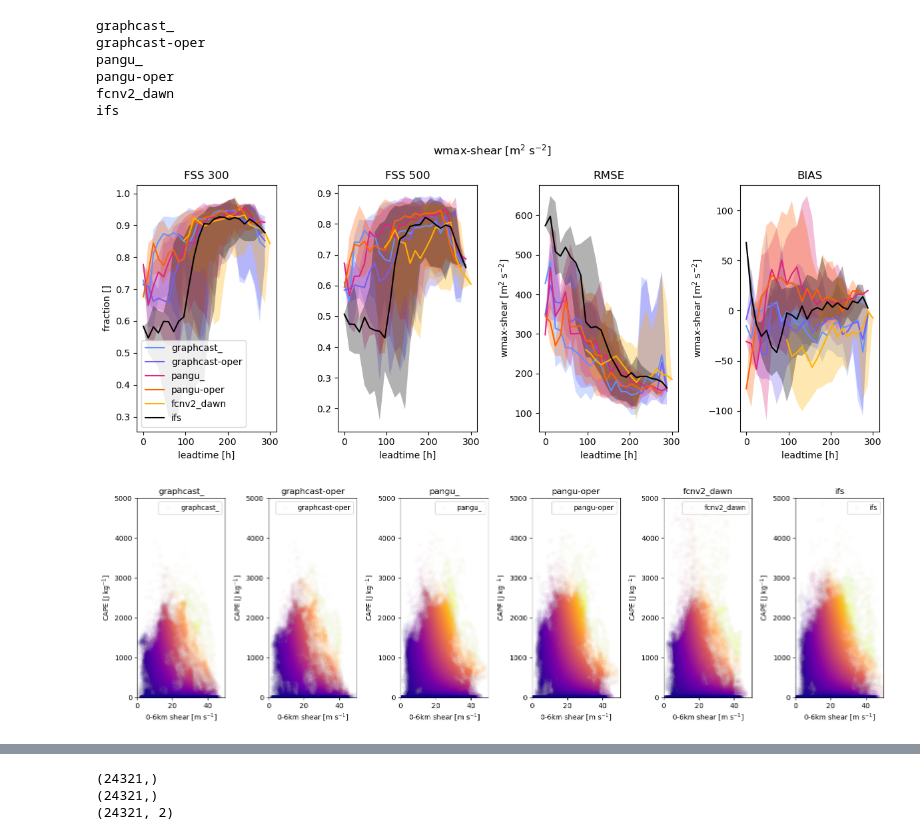
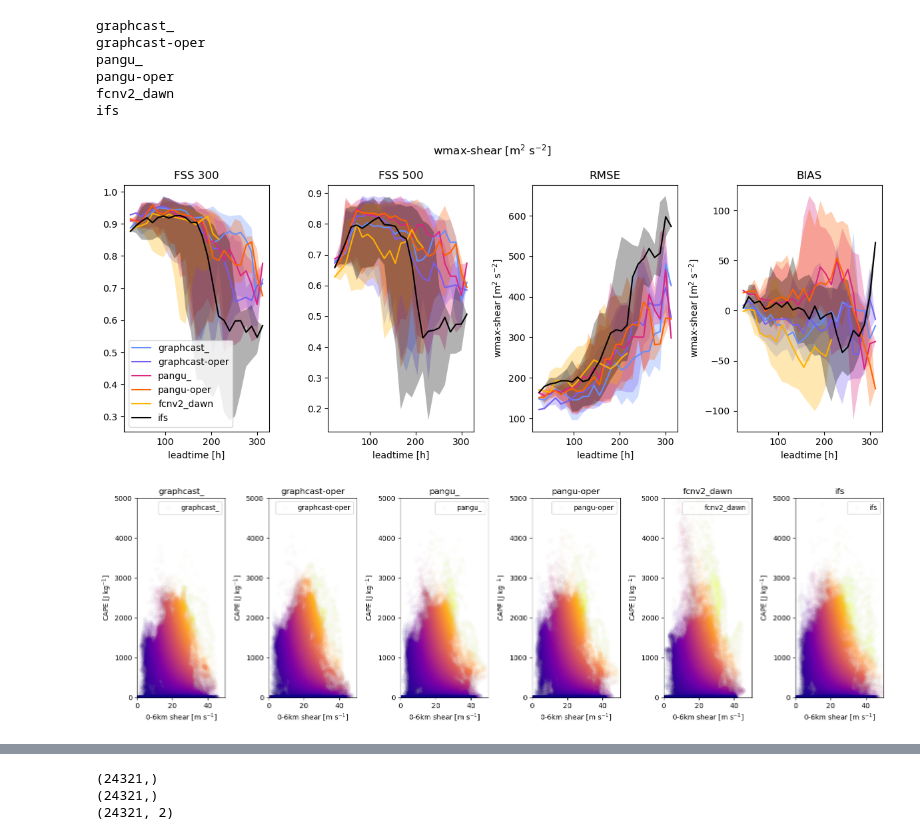
Before and after one commit to feldmann-m/AI-storm, a Jupyter notebook: devel/Eval_metrics.ipynb, the cells around one changed output, grey strips where cells are left out. Drawn from its saved outputs; the diff is of its cells as text; code cells hidden in the pictures.

```diff
--- a/devel/Eval_metrics.ipynb
+++ b/devel/Eval_metrics.ipynb
@@ -131,13 +142,13 @@ for mm in range(1):
         kw2=['prediction_timedelta','prediction_timedelta','prediction_timedelta','prediction_timedelta','time','prediction_timedelta'][nn]
         model=models[nn]
         print(model)
-        i=0
+        i=8
         if model=='fcnv2_dawn': i=8
         files=sorted(glob(datapath+'USA_tor_2020_'+model+'*2020*.nc'))
-        fss_eval_300=np.zeros([len(files)+8+i,len(files)]); fss_eval_300[:]=np.nan
-        fss_eval_1000=np.zeros([len(files)+8+i,len(files)]); fss_eval_1000[:]=np.nan
-        rmse=np.zeros([len(files)+8+i,len(files)]); rmse[:]=np.nan
-        bias=np.zeros([len(files)+8+i,len(files)]); bias[:]=np.nan
+        fss_eval_300=np.zeros([len(files)+i,len(files)]); fss_eval_300[:]=np.nan
+        fss_eval_1000=np.zeros([len(files)+i,len(files)]); fss_eval_1000[:]=np.nan
+        rmse=np.zeros([len(files)+i,len(files)]); rmse[:]=np.nan
+        bias=np.zeros([len(files)+i,len(files)]); bias[:]=np.nan
         for file in range(len(files)):
             #print(files[file])
             model_set=xr.open_dataset(files[file]).sortby(kw).fillna(0).squeeze()
@@ -146,12 +157,12 @@ for mm in range(1):
             model_set=model_set.assign(wms=lambda model_set: wms )
             for tstep in range(len(model_set[kw2])):
 
-                fss_eval_300[tstep+file+i,file] = fss(f1*model_set[var].values[tstep,:,:], f1*era_ref[var].values[tstep,:,:], l1, scale=4)
-                fss_eval_1000[tstep+file+i,file] = fss(f1*model_set.cape.values[tstep,:,:], f1*era_ref[var].values[tstep,:,:], l2, scale=4)
+                fss_eval_300[tstep+file,file] = fss(f1*model_set[var].values[tstep,:,:], f1*era_ref[var].values[tstep,:,:], l1, scale=4)
+                fss_eval_1000[tstep+file,file] = fss(f1*model_set.cape.values[tstep,:,:], f1*era_ref[var].values[tstep,:,:], l2, scale=4)
 
-                rmse[tstep+file+i,file] = np.nanmean((model_set[var].values[tstep,:,:] - era_ref[var].values[tstep,:,:])**2)**0.5
+                rmse[tstep+file,file] = np.nanmean((model_set[var].values[tstep,:,:] - era_ref[var].values[tstep,:,:])**2)**0.5
 
-                bias[tstep+file+i,file] = np.nanmean(model_set[var].values[tstep,:,:] - era_ref[var].values[tstep,:,:])
+                bias[tstep+file,file] = np.nanmean(model_set[var].values[tstep,:,:] - era_ref[var].values[tstep,:,:])
 
             # model_sb=model_set.to_pandas()
 
@@ -164,24 +175,24 @@ for mm in range(1):
         # axes[1].plot(range(8+len(files)),rmse,c=color)
         # axes[2].plot(range(8+len(files)),bias,c=color)
 
-        axes2[0].plot(np.arange(8+i+len(files))*12,np.nanmedian(fss_eval_300,axis=1),c=color,label=model)
-        axes2[0].fill_between(np.arange(8+i+len(files))*12,np.nanmax(fss_eval_300,axis=1),np.nanmin(fss_eval_300,axis=1),facecolor=color,alpha=0.3)
+        axes2[0].plot(np.arange(i+len(files),0,-1)*12,np.nanmedian(fss_eval_300,axis=1),c=color,label=model)
+        axes2[0].fill_between(np.arange(i+len(files),0,-1)*12,np.nanmax(fss_eval_300,axis=1),np.nanmin(fss_eval_300,axis=1),facecolor=color,alpha=0.3)
         axes2[0].set_title('FSS '+str(l1))
         axes2[0].set_xlabel('leadtime [h]')
-        axes2[0].set_ylabel('fraction []')
+        axes2[2].set_ylabel('fraction []')
         axes2[0].legend()
-        axes2[1].plot(np.arange(8+i+len(files))*12,np.nanmedian(fss_eval_1000,axis=1),c=color,label=model)
-        axes2[1].fill_between(np.arange(8+i+len(files))*12,np.nanmax(fss_eval_1000,axis=1),np.nanmin(fss_eval_1000,axis=1),facecolor=color,alpha=0.3)
+        axes2[1].plot(np.arange(i+len(files),0,-1)*12,np.nanmedian(fss_eval_1000,axis=1),c=color,label=model)
+        axes2[1].fill_between(np.arange(i+len(files),0,-1)*12,np.nanmax(fss_eval_1000,axis=1),np.nanmin(fss_eval_1000,axis=1),facecolor=color,alpha=0.3)
         axes2[1].set_title('FSS '+str(l2))
         axes2[1].set_xlabel('leadtime [h]')
         axes2[2].set_ylabel('fraction []')
-        axes2[2].plot(np.arange(8+i+len(files))*12,np.nanmedian(rmse,axis=1),c=color)
-        axes2[2].fill_between(np.arange(8+i+len(files))*12,np.nanmax(rmse,axis=1),np.nanmin(rmse,axis=1),facecolor=color,alpha=0.3)
+        axes2[2].plot(np.arange(i+len(files),0,-1)*12,np.nanmedian(rmse,axis=1),c=color)
+        axes2[2].fill_between(np.arange(i+len(files),0,-1)*12,np.nanmax(rmse,axis=1),np.nanmin(rmse,axis=1),facecolor=color,alpha=0.3)
         axes2[2].set_title('RMSE')
         axes2[2].set_xlabel('leadtime [h]')
         axes2[2].set_ylabel(tit)
-        axes2[3].plot(np.arange(8+i+len(files))*12,np.nanmedian(bias,axis=1),c=color)
-        axes2[3].fill_between(np.arange(8+i+len(files))*12,np.nanmax(bias,axis=1),np.nanmin(bias,axis=1),facecolor=color,alpha=0.3)
+        axes2[3].plot(np.arange(i+len(files),0,-1)*12,np.nanmedian(bias,axis=1),c=color)
+        axes2[3].fill_between(np.arange(i+len(files),0,-1)*12,np.nanmax(bias,axis=1),np.nanmin(bias,axis=1),facecolor=color,alpha=0.3)
         axes2[3].set_title('BIAS')
         axes2[3].set_xlabel('leadtime [h]')
         axes2[3].set_ylabel(tit)
@@ -193,32 +204,32 @@ for mm in range(1):
         axes3[nn].set_xlim([0,50])
         axes3[nn].set_ylim([0,5000])
         axes3[nn].set_xlabel('0-6km shear [m s$^{-1}$]')
         axes3[nn].set_ylabel('CAPE [J kg$^{-1}$]')
 
 
 
 
         # axes2[0].boxplot(np.transpose(fss_eval),positions=np.arange(8+len(files))+0.2*nn-0.5,widths=0.1)
         # axes2[1].boxplot(np.transpose(rmse),positions=np.arange(8+len(files))+0.2*nn-0.5,widths=0.1)
         # axes2[2].boxplot(np.transpose(bias),positions=np.arange(8+len(files))+0.2*nn-0.5,widths=0.1)
     # fig.show()
     fig2.tight_layout()
     fig2.show()
     fig2.savefig(figpath+var+'_scores.png')
 
     fig3.tight_layout()
     fig3.show()
     fig3.savefig(figpath+var+'_scatter.png')
 
     # print(fss_eval)
     # print(rmse)
     # print(bias)
 # %% [output]
 graphcast_
 graphcast-oper
 pangu_
 pangu-oper
 fcnv2_dawn
 ifs
-[figure, old version]
+[figure, new version]
-[figure, old version]
+[figure, new version]
```
Also changed, not shown: parts of 4 cells of this notebook, 1 other file.
